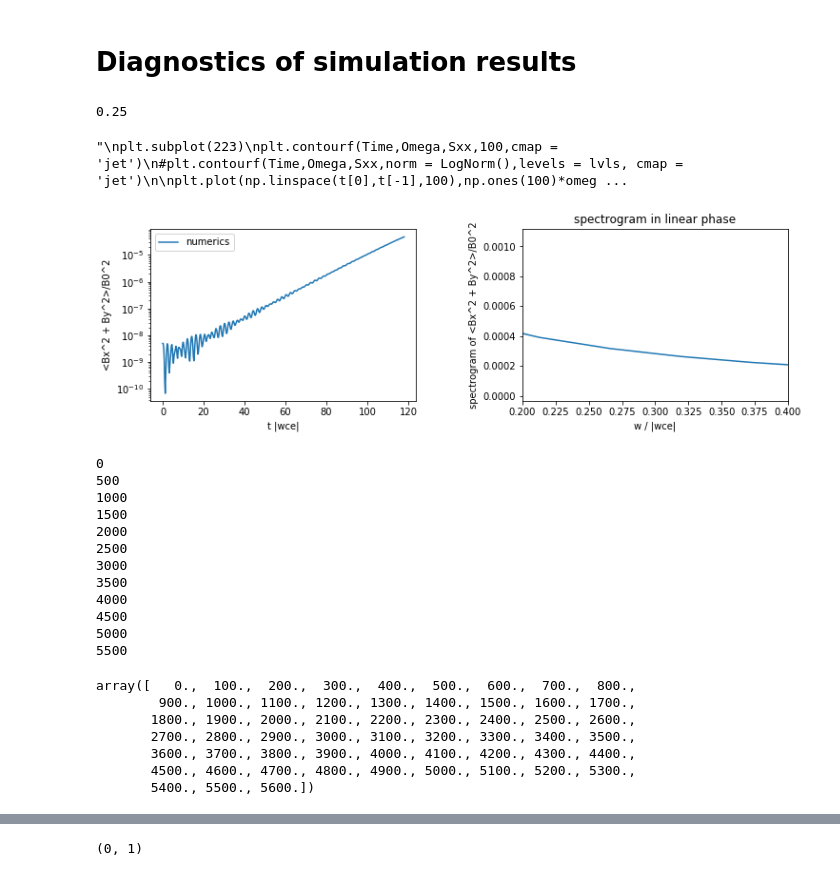
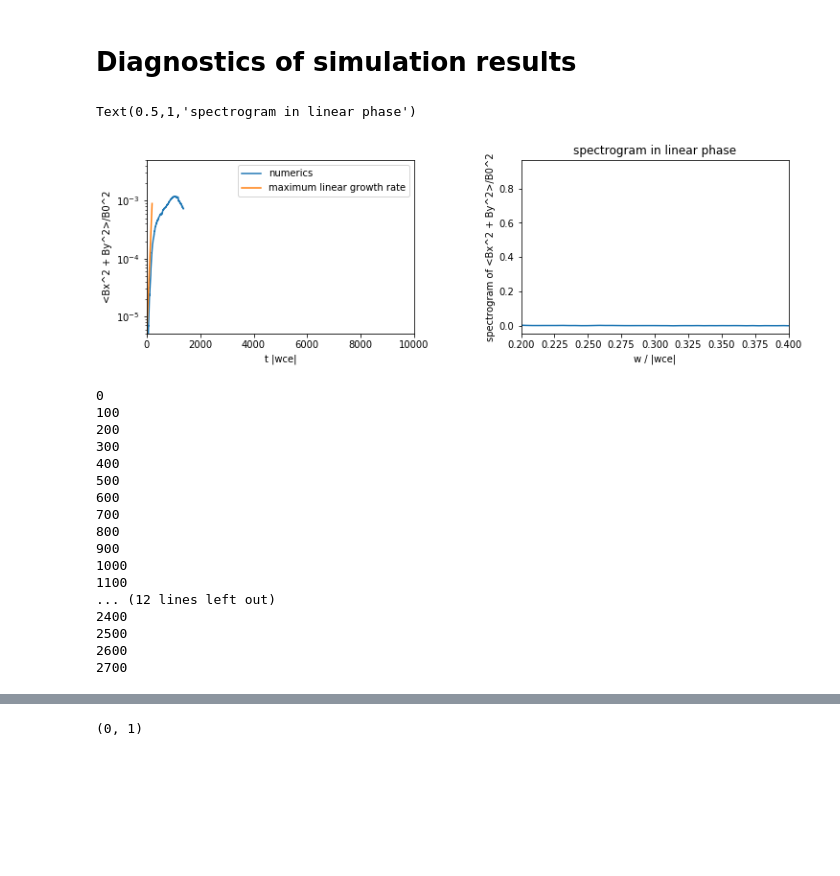
Before and after one commit to ratnania/mhd, a Jupyter notebook: 02_HybridModelling/03_Diagnostics_DF.ipynb, the cells around one changed output, grey strips where cells are left out. Drawn from its saved outputs; the diff is of its cells as text; code cells hidden in the pictures; blank space fills up the shorter version.

```diff
--- a/02_HybridModelling/03_Diagnostics_DF.ipynb
+++ b/02_HybridModelling/03_Diagnostics_DF.ipynb
@@ -9,7 +9,7 @@ import Utilitis_HybridCode as utils
 
 
 # ... import simulation data
-data = np.loadtxt('Results/01_NoDipoleField/simulation_data_T=200_L=2pi.txt')
+data = np.loadtxt('Results/02_DipoleField/test.txt')
 # ...
 # %%
 # ... get simulation parameters
@@ -48,8 +48,6 @@ bcs_d = pa[28]
 bcs_g = pa[29]
 saving_step = pa[30]
 # ...
-# %%
-saving_step = 5
 # %%
 # ... additional parameters
 if bcs_f == 1:
@@ -128,10 +126,8 @@ omega = utils.solveDispersionHybrid(k, +1 , c, wce, wpe, wpar, wperp, nuh, 0.5 +
 omega_r = np.real(omega)
 gamma = np.imag(omega)
 # ...
-# %%
-dt_data
-# %% [output]
-0.25
+# %%
+gamma = 0.012961128984215562
 # %%
 # ... compute averaged quadratic magnetic field (x and x + y)
 mean_Bx2 = np.zeros(Nt_data + 1)
@@ -148,81 +144,65 @@ for j in range(0, Nt_data + 1):
 Ntend = Nt_data
 spec = np.fft.fft(mean_Bx2[0:Ntend + 1])
 spec = np.fft.fftshift(spec)
 w = np.linspace(0, Ntend, Ntend + 1) - Ntend/2
 w = 2*np.pi*w/(Ntend*dt_data)
 # ...
 
 
 
 
 # ... plot results
 f1 = plt.figure()
 f1.set_figheight(8)
 f1.set_figwidth(12)
 plt.subplots_adjust(wspace = 0.4, hspace = 0.4)
 
 plt.subplot(221)
-plt.semilogy(tn_data,mean_B2,label = 'numerics')
-t2 = np.linspace(0,T,100)
-#plt.semilogy(t2,1.2e-9*np.exp(t2*gamma*2),label = 'expected growth rate')
+plt.semilogy(tn_data, mean_B2,label = 'numerics')
+t2 = np.linspace(0, 200, 100)
+plt.semilogy(t2, 5e-6*np.exp(t2*gamma*2),label = 'maximum linear growth rate')
 plt.xlabel('t |wce|')
 plt.ylabel('<Bx^2 + By^2>/B0^2')
-#plt.xlim((0,80))
-#plt.ylim((5e-6,5e-3))
+plt.xlim((0, 10000))
+plt.ylim((5e-6, 5e-3))
 plt.legend()
 
 plt.subplot(222)
 plt.plot(w,np.abs(spec))
-plt.xlim((0.2,0.4))
+plt.xlim((0.2, 0.4))
 plt.xlabel('w / |wce|')
 plt.ylabel('spectrogram of <Bx^2 + By^2>/B0^2')
 #plt.plot(np.ones(20)*2*omega_r,np.linspace(0,4e-6,20),label = 'expected real frequency')
 #plt.legend()
 plt.title('spectrogram in linear phase')
-
-'''
-plt.subplot(223)
-plt.contourf(Time,Omega,Sxx,100,cmap = 'jet')
-#plt.contourf(Time,Omega,Sxx,norm = LogNorm(),levels = lvls, cmap = 'jet')
-
-plt.plot(np.linspace(t[0],t[-1],100),np.ones(100)*omega_r*2,'k--')
-plt.xlabel('t |wce|')
-plt.xlabel('w / |wce|')
-plt.ylim((0,2))
-plt.colorbar()
-plt.title('time-frequency spectrogram')
-'''
 # ...
 # %% [output]
-"\nplt.subplot(223)\nplt.contourf(Time,Omega,Sxx,100,cmap = 'jet')\n#plt.contourf(Time,Omega,Sxx,norm = LogNorm(),levels = lvls, cmap = 'jet')\n\nplt.plot(np.linspace(t[0],t[-1],100),np.ones(100)*omeg ...
+Text(0.5,1,'spectrogram in linear phase')
-[figure, old version]
+[figure, new version]
 # %%
+dz = Lz/Nz
+zj = np.linspace(0, Lz, Nz + 1)
 Bx = np.zeros(Nt_data + 1)
 
 for i in range(0, Nt_data + 1):
-    if i%500 == 0:
+    if i%100 == 0:
         print(i)
     Bx[i] = utils.evaluation(bjx[i], basis, zj, np.array([Lz/2 - 25]), bcs_f)
 # %% [output]
 0
+100
+200
+300
+400
 500
+600
+700
+800
+900
 1000
-1500
-2000
+1100
+... (12 lines left out)
+2400
 2500
-3000
-3500
-4000
-4500
-5000
-5500
+2600
+2700
-# %%
-t
-# %% [output]
-array([   0.,  100.,  200.,  300.,  400.,  500.,  600.,  700.,  800.,
-        900., 1000., 1100., 1200., 1300., 1400., 1500., 1600., 1700.,
-       1800., 1900., 2000., 2100., 2200., 2300., 2400., 2500., 2600.,
-       2700., 2800., 2900., 3000., 3100., 3200., 3300., 3400., 3500.,
-       3600., 3700., 3800., 3900., 4000., 4100., 4200., 4300., 4400.,
-       4500., 4600., 4700., 4800., 4900., 5000., 5100., 5200., 5300.,
-       5400., 5500., 5600.])
```
Also changed, not shown: parts of 4 cells of this notebook, 4 other files.
